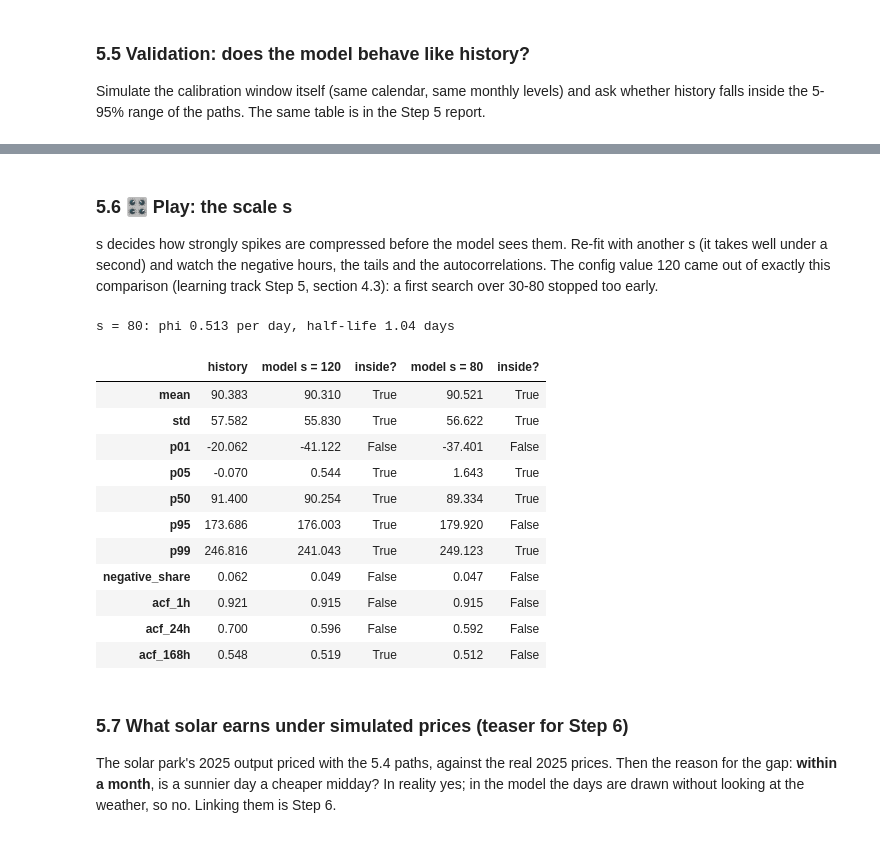
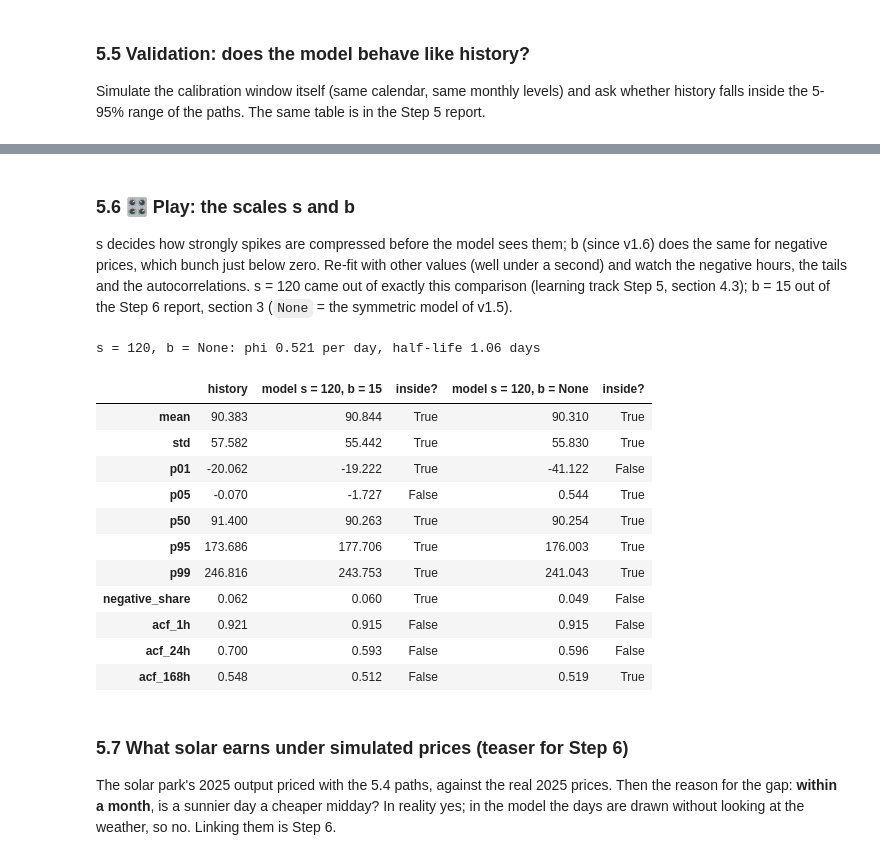
Before and after one commit to ankitpatel1661/ppa-lab, a Jupyter notebook: notebooks/ppa_lab_playground.ipynb, the cells around one changed output, grey strips where cells are left out. Cells and saved outputs as stored; diff of their text form; code cells hidden in the pictures.

```diff
--- a/notebooks/ppa_lab_playground.ipynb
+++ b/notebooks/ppa_lab_playground.ipynb
@@ -1485,32 +1487,36 @@ table.round(3)
 # %% [markdown]
-### 5.6 🎛 Play: the scale s
-s decides how strongly spikes are compressed before the model sees them. Re-fit with another
-s (it takes well under a second) and watch the negative hours, the tails and the
-autocorrelations. The config value 120 came out of exactly this comparison (learning track
-Step 5, section 4.3): a first search over 30-80 stopped too early.
+### 5.6 🎛 Play: the scales s and b
+s decides how strongly spikes are compressed before the model sees them; b (since v1.6) does
+the same for negative prices, which bunch just below zero. Re-fit with other values (well
+under a second) and watch the negative hours, the tails and the autocorrelations. s = 120
+came out of exactly this comparison (learning track Step 5, section 4.3); b = 15 out of the
+Step 6 report, section 3 (`None` = the symmetric model of v1.5).
 # %%
-SCALE = 80.0            # try 30, 80, 120 (config), 300
+SCALE = 120.0           # try 30, 80, 120 (config), 300
+NEGATIVE_SCALE = None   # try None (symmetric, v1.5), 40, 15 (config), 5
 
-alt = fit(hist, TZ, SCALE)
+alt = fit(hist, TZ, SCALE, NEGATIVE_SCALE)
 alt_table = compare_with_history(hist.to_numpy(), simulate(alt, hist.index, TZ, n_paths=100, seed=1))
-print(f"s = {SCALE:g}: phi {alt.phi:.3f} per day, half-life {alt.half_life_days:.2f} days")
+print(f"s = {SCALE:g}, b = {NEGATIVE_SCALE}: phi {alt.phi:.3f} per day, half-life {alt.half_life_days:.2f} days")
 pd.DataFrame({"history": table["history"],
-              f"model s = {model.scale:g}": table["simulated_mean"], "inside?": table["inside_range"],
-              f"model s = {SCALE:g}": alt_table["simulated_mean"], "inside? ": alt_table["inside_range"]}).round(3)
+              f"model s = {model.scale:g}, b = {model.negative_scale:g}": table["simulated_mean"],
+              "inside?": table["inside_range"],
+              f"model s = {SCALE:g}, b = {NEGATIVE_SCALE}": alt_table["simulated_mean"],
+              "inside? ": alt_table["inside_range"]}).round(3)
 # %% [output]
-s = 80: phi 0.513 per day, half-life 1.04 days
+s = 120, b = None: phi 0.521 per day, half-life 1.06 days
-|  | history | model s = 120 | inside? | model s = 80 | inside? |
-| mean | 90.383 | 90.310 | True | 90.521 | True |
-| std | 57.582 | 55.830 | True | 56.622 | True |
-| p01 | -20.062 | -41.122 | False | -37.401 | False |
-| p05 | -0.070 | 0.544 | True | 1.643 | True |
-| p50 | 91.400 | 90.254 | True | 89.334 | True |
-| p95 | 173.686 | 176.003 | True | 179.920 | False |
-| p99 | 246.816 | 241.043 | True | 249.123 | True |
-| negative_share | 0.062 | 0.049 | False | 0.047 | False |
+|  | history | model s = 120, b = 15 | inside? | model s = 120, b = None | inside? |
+| mean | 90.383 | 90.844 | True | 90.310 | True |
+| std | 57.582 | 55.442 | True | 55.830 | True |
+| p01 | -20.062 | -19.222 | True | -41.122 | False |
+| p05 | -0.070 | -1.727 | False | 0.544 | True |
+| p50 | 91.400 | 90.263 | True | 90.254 | True |
+| p95 | 173.686 | 177.706 | True | 176.003 | True |
+| p99 | 246.816 | 243.753 | True | 241.043 | True |
+| negative_share | 0.062 | 0.060 | True | 0.049 | False |
 | acf_1h | 0.921 | 0.915 | False | 0.915 | False |
-| acf_24h | 0.700 | 0.596 | False | 0.592 | False |
-| acf_168h | 0.548 | 0.519 | True | 0.512 | False |
+| acf_24h | 0.700 | 0.593 | False | 0.596 | False |
+| acf_168h | 0.548 | 0.512 | False | 0.519 | True |
 # %% [markdown]
 ### 5.7 What solar earns under simulated prices (teaser for Step 6)
 The solar park's 2025 output priced with the 5.4 paths, against the real 2025 prices. Then
```
Also changed, not shown: parts of 30 cells of this notebook, 53 other files.
